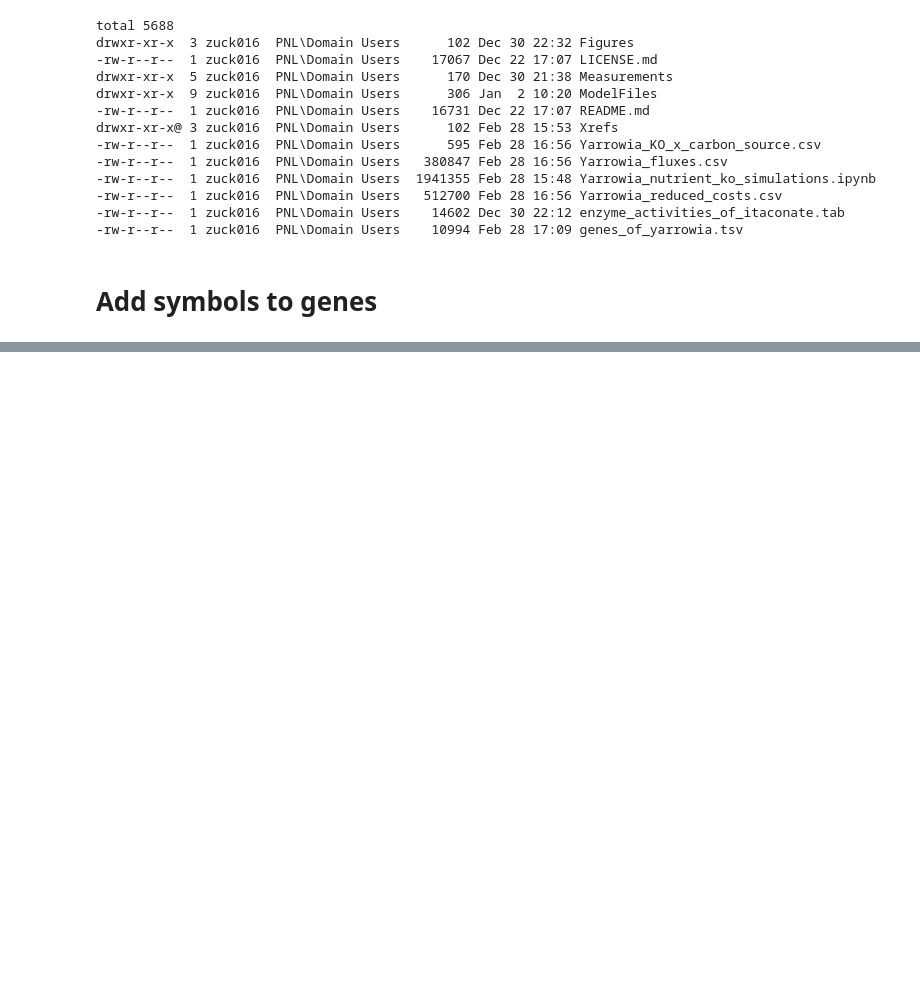
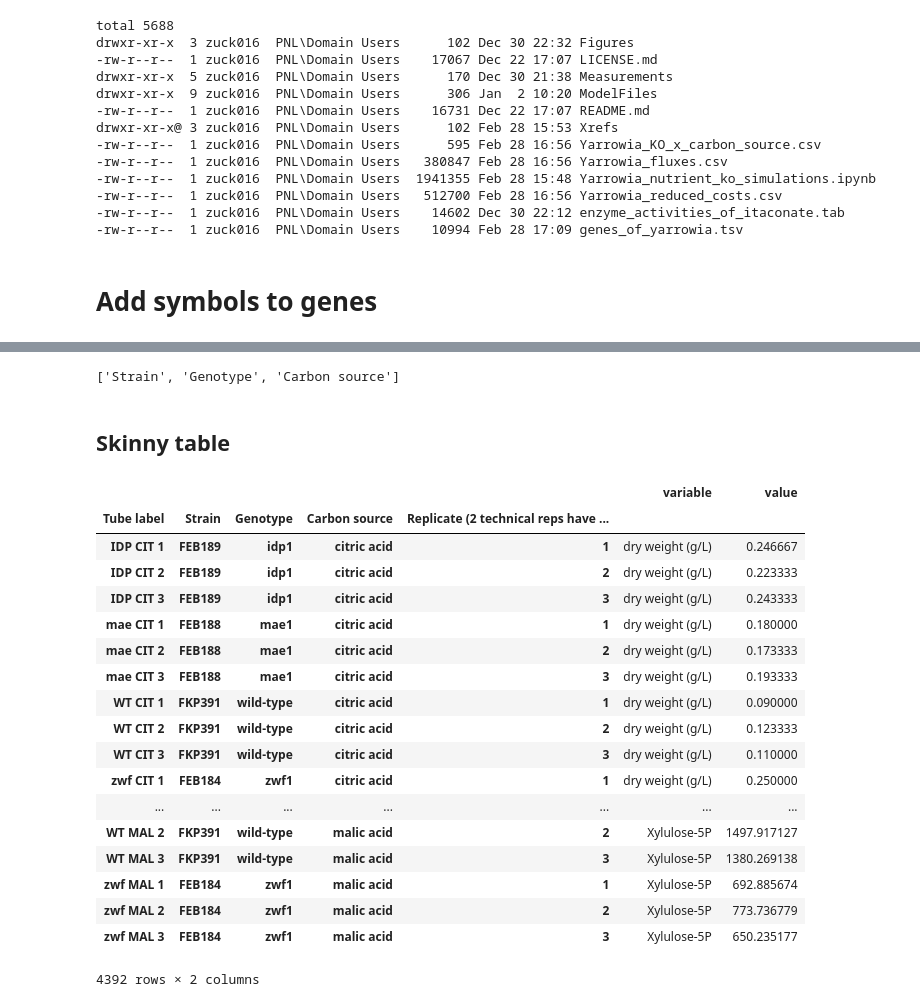
Before and after one commit to djinnome/Yarrowia_lipolytica_W29-GEM, a Jupyter notebook: Yarrowia_nutrient_ko_simulations.ipynb, the cells around one changed output, grey strips where cells are left out. Drawn from its saved outputs; the diff is of its cells as text; code cells hidden in the pictures; blank space fills up the shorter version.

```diff
--- a/Yarrowia_nutrient_ko_simulations.ipynb
+++ b/Yarrowia_nutrient_ko_simulations.ipynb
@@ -480,0 +532,32 @@ YALI0E17963g""".split('\n')
+# %%
+id_vars=['Tube label', 'Strain', 'Genotype', 'Carbon source',
+       'Replicate (2 technical reps have been collected for each of these replicates)']
+biological_replicate = id_vars[1:-1]
+biological_replicate
+# %% [output]
+['Strain', 'Genotype', 'Carbon source']
+# %% [markdown]
+## Skinny table
+# %%
+skinny_yarrowia = yarrowia_data.melt(id_vars=id_vars).set_index(id_vars)
+skinny_yarrowia
+# %% [output]
+|  |  |  |  |  | variable | value |
+| Tube label | Strain | Genotype | Carbon source | Replicate (2 technical reps have ... |  |  |
+| IDP CIT 1 | FEB189 | idp1 | citric acid | 1 | dry weight (g/L) | 0.246667 |
+| IDP CIT 2 | FEB189 | idp1 | citric acid | 2 | dry weight (g/L) | 0.223333 |
+| IDP CIT 3 | FEB189 | idp1 | citric acid | 3 | dry weight (g/L) | 0.243333 |
+| mae CIT 1 | FEB188 | mae1 | citric acid | 1 | dry weight (g/L) | 0.180000 |
+| mae CIT 2 | FEB188 | mae1 | citric acid | 2 | dry weight (g/L) | 0.173333 |
+| mae CIT 3 | FEB188 | mae1 | citric acid | 3 | dry weight (g/L) | 0.193333 |
+| WT CIT 1 | FKP391 | wild-type | citric acid | 1 | dry weight (g/L) | 0.090000 |
+| WT CIT 2 | FKP391 | wild-type | citric acid | 2 | dry weight (g/L) | 0.123333 |
+| WT CIT 3 | FKP391 | wild-type | citric acid | 3 | dry weight (g/L) | 0.110000 |
+| zwf CIT 1 | FEB184 | zwf1 | citric acid | 1 | dry weight (g/L) | 0.250000 |
+| ... | ... | ... | ... | ... | ... | ... |
+| WT MAL 2 | FKP391 | wild-type | malic acid | 2 | Xylulose-5P | 1497.917127 |
+| WT MAL 3 | FKP391 | wild-type | malic acid | 3 | Xylulose-5P | 1380.269138 |
+| zwf MAL 1 | FEB184 | zwf1 | malic acid | 1 | Xylulose-5P | 692.885674 |
+| zwf MAL 2 | FEB184 | zwf1 | malic acid | 2 | Xylulose-5P | 773.736779 |
+| zwf MAL 3 | FEB184 | zwf1 | malic acid | 3 | Xylulose-5P | 650.235177 |
+4392 rows × 2 columns
```
Also changed, not shown: parts of 21 cells of this notebook, 1 other file.
